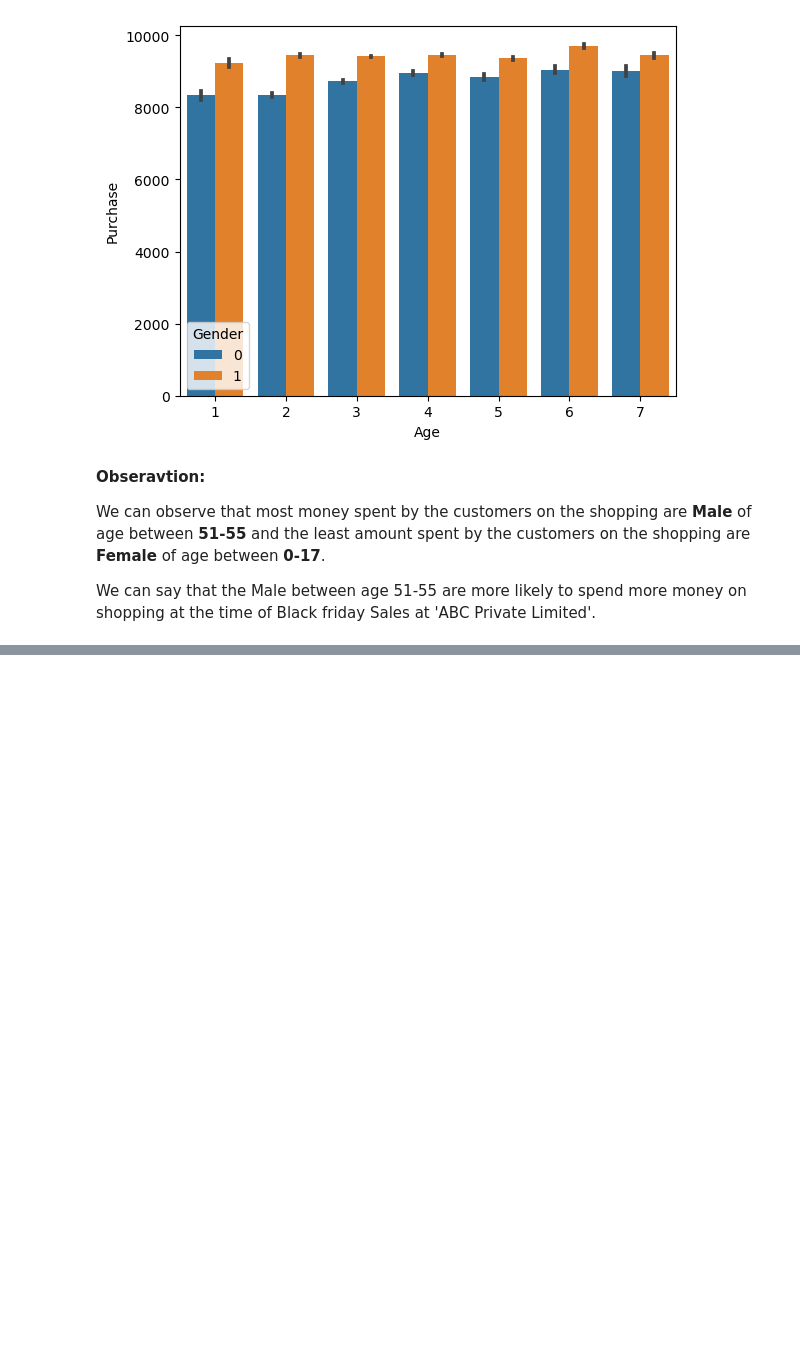
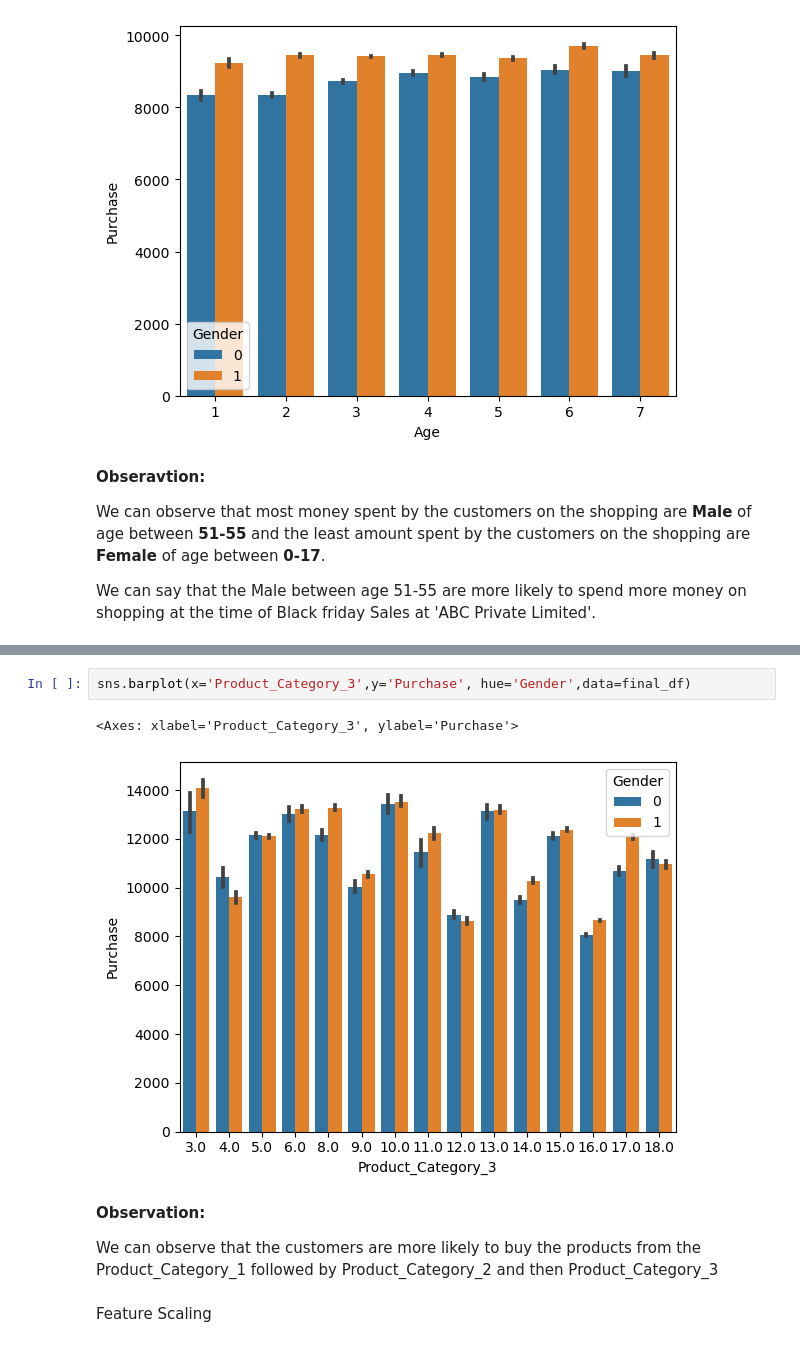
Before and after one commit to AdityaKumbhar21/Feature_Engineering_on_Black_Friday_Sales_Data, a Jupyter notebook: eda_and_feature_engineering.ipynb, the cells around one changed output, grey strips where cells are left out. Cells and saved outputs as stored; diff of their text form; blank space fills up the shorter version.

```diff
--- a/eda_and_feature_engineering.ipynb
+++ b/eda_and_feature_engineering.ipynb
@@ -317,0 +336,11 @@ We can say that the Male between age 51-55 are more likely to spend more money o
+# %%
+sns.barplot(x='Product_Category_3',y='Purchase', hue='Gender',data=final_df)
+# %% [output]
+<Axes: xlabel='Product_Category_3', ylabel='Purchase'>
+[figure, added]
+# %% [markdown]
+**Observation:**
+
+We can observe that the customers are more likely to buy the products from the Product_Category_1 followed by Product_Category_2 and then Product_Category_3
+# %% [markdown]
+Feature Scaling
```
Also changed, not shown: parts of 12 cells of this notebook.
